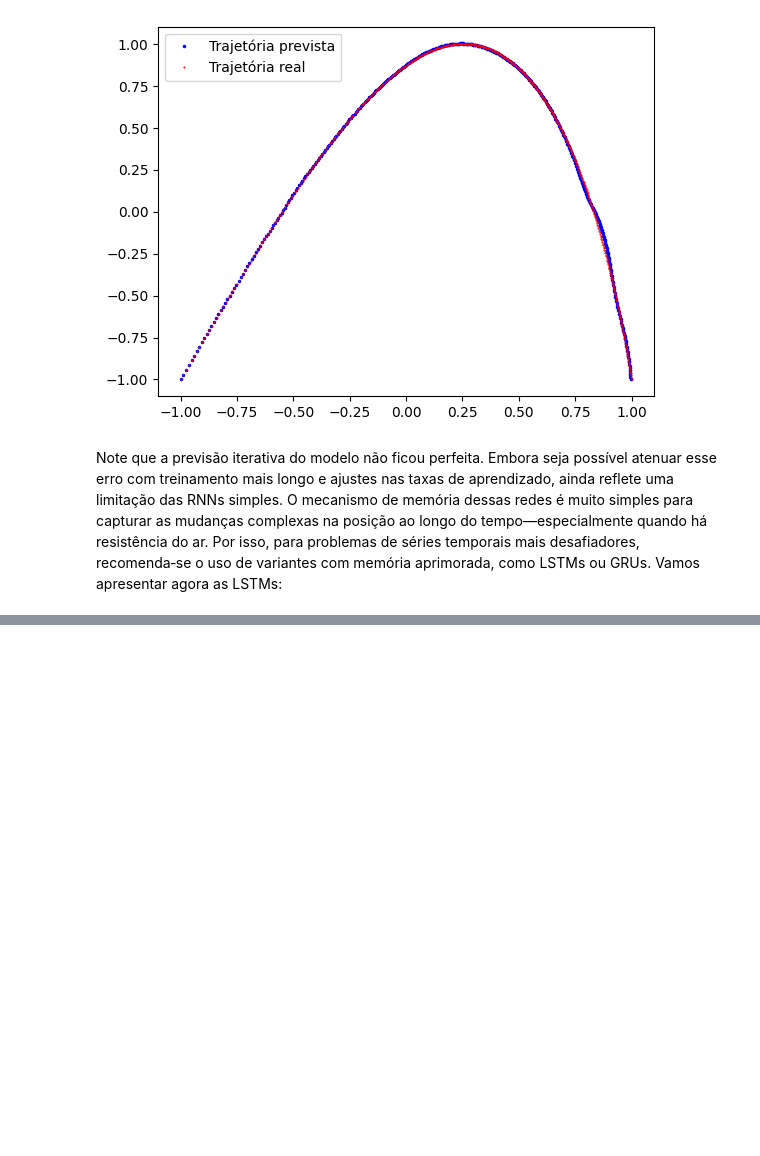
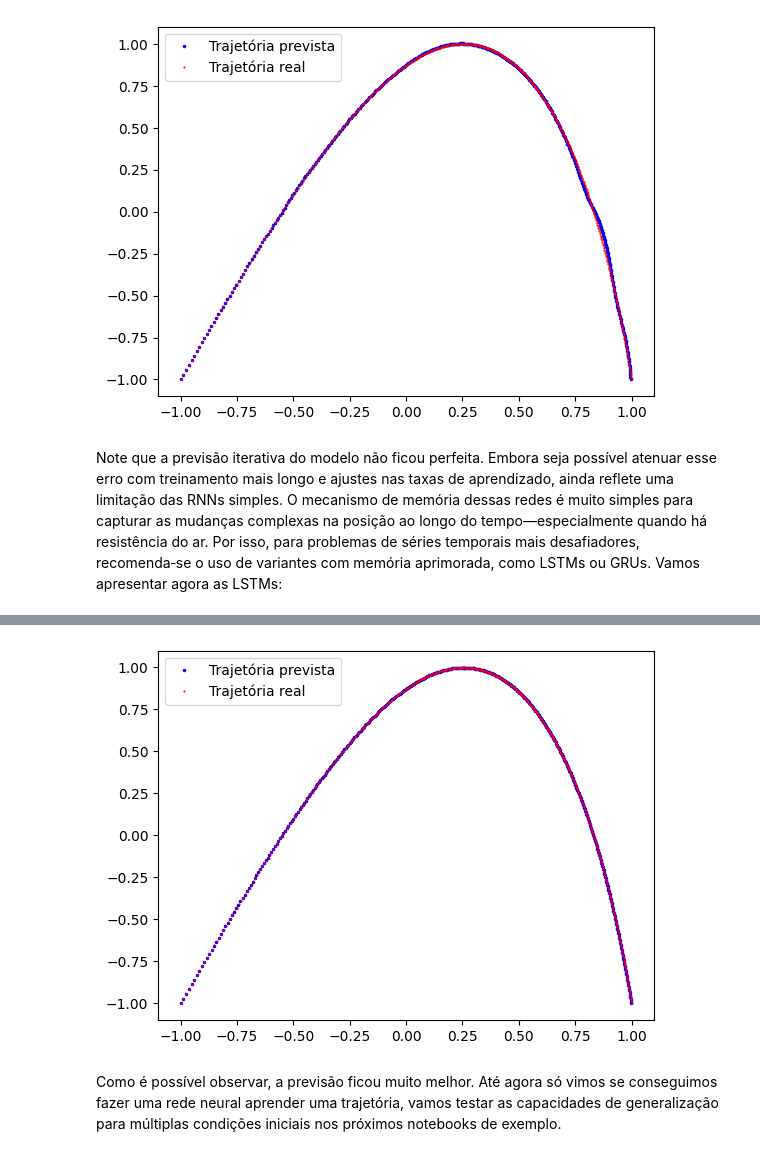
Before and after one commit to monnomero/IA-para-fisica, a Jupyter notebook: aula2.ipynb, the cells around one changed output, grey strips where cells are left out. Drawn from its saved outputs; the diff is of its cells as text; code cells hidden in the pictures; blank space fills up the shorter version.

```diff
--- a/aula2.ipynb
+++ b/aula2.ipynb
@@ -300,7 +283,7 @@ def previsao(dado_inicial):
     previsoes = np.array(previsoes)
     return previsoes
 # %%
-previsoes = previsao(entradas_totais[0,:,:])
+previsoes = previsao(entradas_totais[0,:,:],modelo)
 plt.plot(previsoes[:,0],previsoes[:,1],"bo",markersize=1.5,label="Trajetória prevista")
 plt.plot(solucao[:,0],solucao[:,1],"ro",markersize=0.5,label="Trajetória real")
 plt.legend()
@@ -313,0 +313,8 @@ Note que a previsão iterativa do modelo não ficou perfeita. Embora seja possí
+# %%
+modelo = Sequential([Input((N_intervalos,2)),
+                     LSTM(20,return_sequences=True),
+                     LSTM(20,return_sequences=False),
+                     Dense(2,activation="linear")
+                     ])
+modelo.compile(optimizer=Adam(learning_rate=1e-4),loss="mse",metrics=["mae"]) # Compilar o modelo com ADAM, função de perda MSE e vamos observar a MAE (erro absoluto médio)
+modelo.summary()
@@ -313,0 +335,31 @@ Note que a previsão iterativa do modelo não ficou perfeita. Embora seja possí
+# %%
+modelo_ja_treinado = True # Variavel para decidir se vai carregar um modelo já treinado ou treinar o modelo
+if modelo_ja_treinado == True:
+    modelo.load_weights('/modelos/Modelo_LSTM_1.weights.h5') # Mude para o diretorio correto caso necessário
+else:
+    early_stopping = EarlyStopping(monitor="val_loss",patience=100)
+    historico = modelo.fit(entradas_treinamento,saidas_treinamento,validation_data=(entradas_validacao,saidas_validacao),epochs=5000, batch_size=10,verbose=2)
+# %%
+def previsao(dado_inicial,modelo):
+    previsoes = dado_inicial.tolist() # Transforma as primeiras posicoes em uma lista de posicoes
+    #Alimentar a rede neural iterativamente a partir da posicao inicial por 190 iterações de dt=0.1s, ou seja, 19s (A entrada cobre o primeiro 1s)
+    i=0
+    while True:
+        previsao_i = modelo((np.array([previsoes[k][:] for k in range(i,N_intervalos+i)]).reshape(1,N_intervalos,2)),training=False) # Adicionar a previsão nova para os 9 intervalos anteriores para gerar a nova entrada para o modelo prever
+        if previsao_i[0][1]<-1.0 or i>1000:
+            break
+        previsoes.append(previsao_i.numpy().tolist()[0])
+        i+=1
+
+    previsoes = np.array(previsoes)
+    return previsoes
+# %%
+previsoes = previsao(entradas_totais[0,:,:],modelo)
+plt.plot(previsoes[:,0],previsoes[:,1],"bo",markersize=1.5,label="Trajetória prevista")
+plt.plot(solucao[:,0],solucao[:,1],"ro",markersize=0.5,label="Trajetória real")
+plt.legend()
+plt.show()
+# %% [output]
+[figure, added]
+# %% [markdown]
+Como é possível observar, a previsão ficou muito melhor. Até agora só vimos se conseguimos fazer uma rede neural aprender uma trajetória, vamos testar as capacidades de generalização para múltiplas condições iniciais nos próximos notebooks de exemplo.
```
Also changed, not shown: parts of 11 cells of this notebook, 1 other file.
